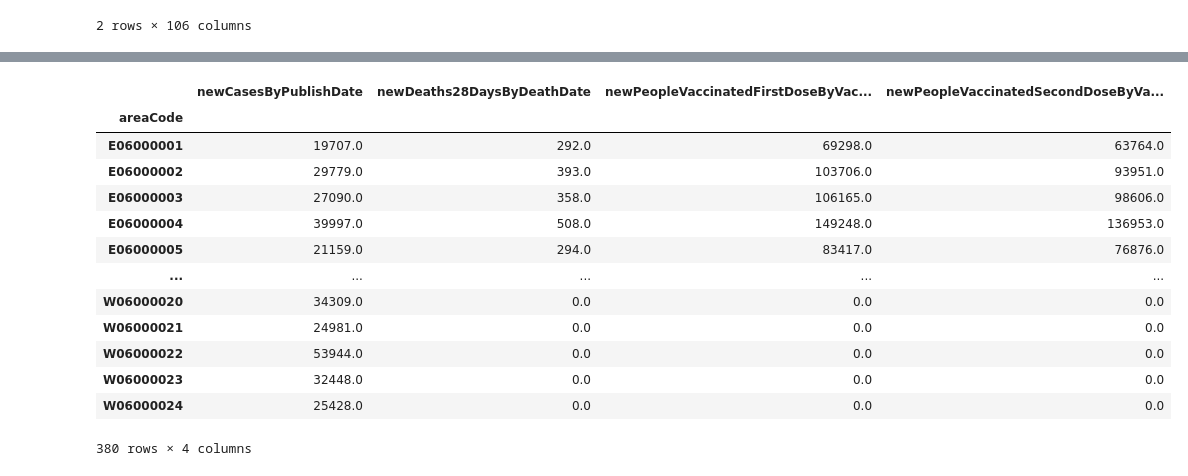
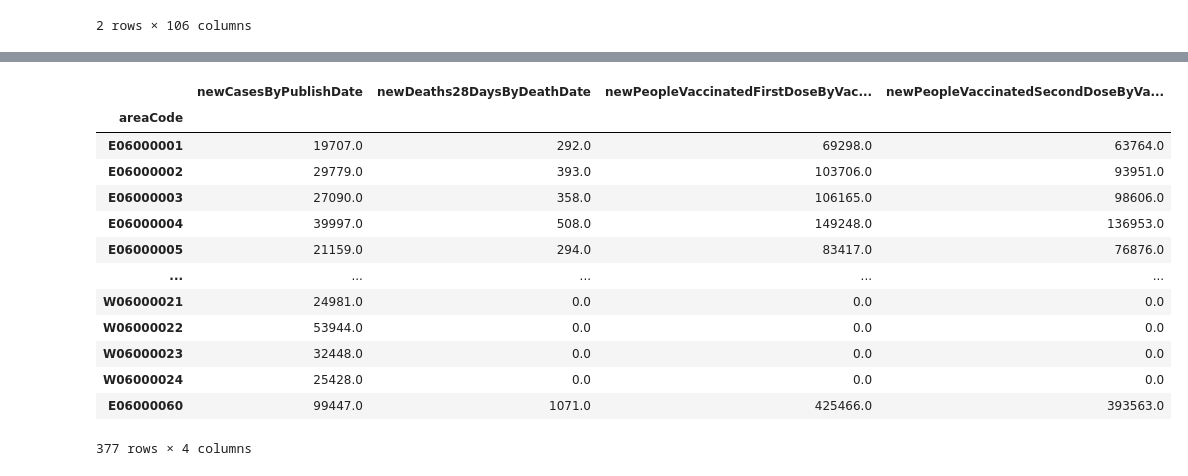
Before and after one commit to SL477/VA-Coursework, a Jupyter notebook: clustering.ipynb, the cells around one changed output, grey strips where cells are left out. Drawn from its saved outputs; the diff is of its cells as text; code cells hidden in the pictures.

```diff
--- a/clustering.ipynb
+++ b/clustering.ipynb
@@ -152,35 +154,27 @@ df
-# %%
-# some up the cases
-cases_sum = cases_df.groupby('areaCode').sum()
-
-'''census_bucks = census_df[census_df['geography_code'].isin(['E07000004', 'E07000005', 'E07000006', 'E07000007'])].sum()
-census_bucks['geography'] = 'Buckinghamshire'
-census_bucks['geography_code'] = 'E06000060'
-#census_bucks.tolist()
-
-# reset the dataframe
-census_df = pd.read_csv("districtCensusData.csv")
-census_df.loc[-1] = census_bucks
-census_df.index = census_df.index + 1
-census_df'''
-cases_bucks = cases_sum[cases_sum.index ]
-
-cases_sum
-# %% [output]
-|  | newCasesByPublishDate | newDeaths28DaysByDeathDate | newPeopleVaccinatedFirstDoseByVac... | newPeopleVaccinatedSecondDoseByVa... |
-| areaCode |  |  |  |  |
-| E06000001 | 19707.0 | 292.0 | 69298.0 | 63764.0 |
-| E06000002 | 29779.0 | 393.0 | 103706.0 | 93951.0 |
-| E06000003 | 27090.0 | 358.0 | 106165.0 | 98606.0 |
-| E06000004 | 39997.0 | 508.0 | 149248.0 | 136953.0 |
-| E06000005 | 21159.0 | 294.0 | 83417.0 | 76876.0 |
-| ... | ... | ... | ... | ... |
-| W06000020 | 34309.0 | 0.0 | 0.0 | 0.0 |
-| W06000021 | 24981.0 | 0.0 | 0.0 | 0.0 |
-| W06000022 | 53944.0 | 0.0 | 0.0 | 0.0 |
-| W06000023 | 32448.0 | 0.0 | 0.0 | 0.0 |
-| W06000024 | 25428.0 | 0.0 | 0.0 | 0.0 |
-380 rows × 4 columns
+# %%
+# some up the cases
+cases_sum = cases_df.groupby('areaCode').sum()
+
+# merge the buckinghamshire cases and drop them
+cases_bucks = cases_sum[cases_sum.index.isin(['E07000004', 'E07000005', 'E07000006', 'E07000007'])].sum()
+cases_sum.loc['E06000060'] = cases_bucks
+cases_sum.drop(['E07000004', 'E07000005', 'E07000006', 'E07000007'], inplace=True)
+cases_sum
+# %% [output]
+|  | newCasesByPublishDate | newDeaths28DaysByDeathDate | newPeopleVaccinatedFirstDoseByVac... | newPeopleVaccinatedSecondDoseByVa... |
+| areaCode |  |  |  |  |
+| E06000001 | 19707.0 | 292.0 | 69298.0 | 63764.0 |
+| E06000002 | 29779.0 | 393.0 | 103706.0 | 93951.0 |
+| E06000003 | 27090.0 | 358.0 | 106165.0 | 98606.0 |
+| E06000004 | 39997.0 | 508.0 | 149248.0 | 136953.0 |
+| E06000005 | 21159.0 | 294.0 | 83417.0 | 76876.0 |
+| ... | ... | ... | ... | ... |
+| W06000021 | 24981.0 | 0.0 | 0.0 | 0.0 |
+| W06000022 | 53944.0 | 0.0 | 0.0 | 0.0 |
+| W06000023 | 32448.0 | 0.0 | 0.0 | 0.0 |
+| W06000024 | 25428.0 | 0.0 | 0.0 | 0.0 |
+| E06000060 | 99447.0 | 1071.0 | 425466.0 | 393563.0 |
+377 rows × 4 columns
 # %%
 # join df and cases_sum
 df = df.merge(cases_sum, how='outer', left_on='LAD20CD', right_on=cases_sum.index)
```
Also changed, not shown: parts of 3 cells of this notebook.
